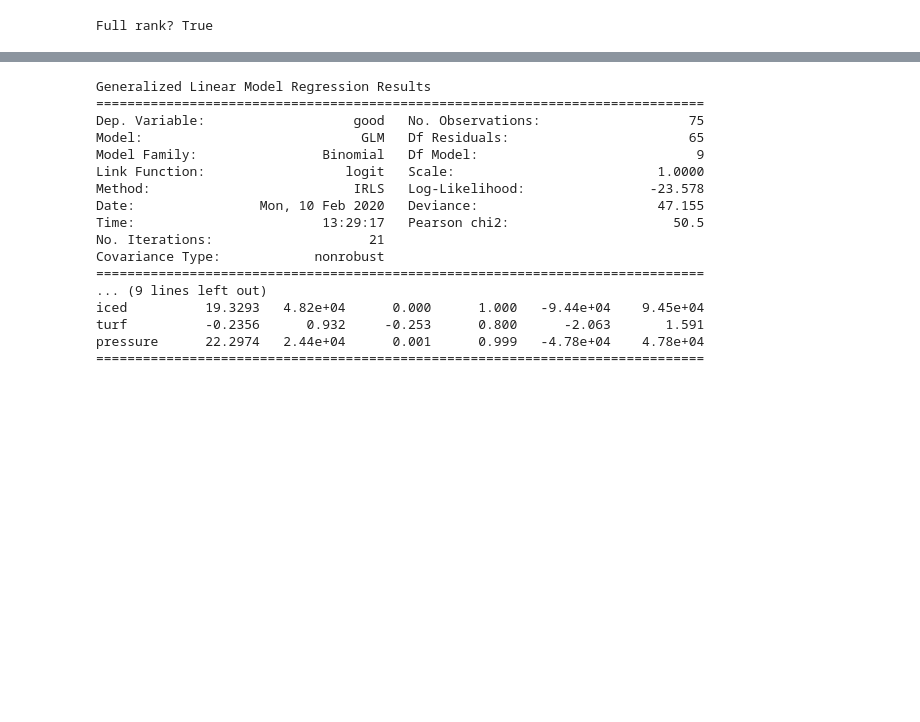
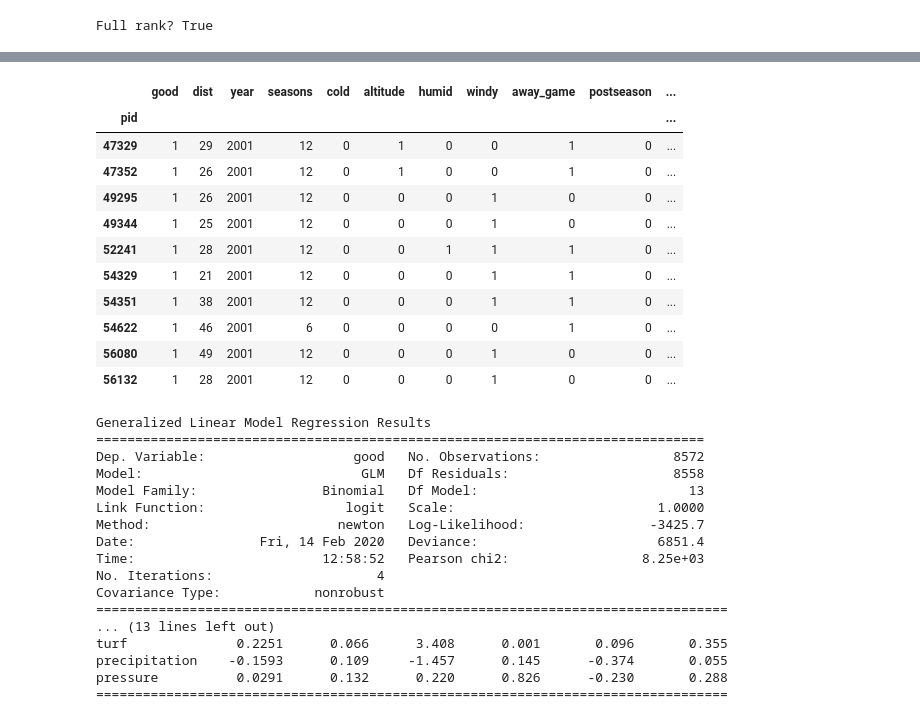
Before and after one commit to lewisbails/nfl-project, a Jupyter notebook: notebooks/explore.ipynb, the cells around one changed output, grey strips where cells are left out. Saved outputs shown, nothing was run; the diff lists cells and outputs as text; code cells hidden in the pictures; blank space fills up the shorter version.

```diff
--- a/notebooks/explore.ipynb
+++ b/notebooks/explore.ipynb
@@ -50,23 +101,57 @@ intercept      6.7739      2.479      2.732      0.006       1.915      11.633
+# %%
+query = base_query+'''
+from FGXP fg
+left join PLAY p on fg.pid=p.pid
+left join game g on p.gid=g.gid
+join kicker k on k.player = fg.fkicker and g.gid=k.gid
+join PLAY pp on pp.pid=p.pid-1 and pp.gid=p.gid
+where fg.fgxp='FG' -- not an xp
+and fg.fkicker in (
+select fkicker
+from fifty) -- has had at least 50 attempts overall
+and fg.pid > (
+select pid
+from fifty
+where fg.fkicker = fkicker) -- this kick came after the 50th attempt
+and g.seas <= 2011
+order by p.pid
+'''
+
+df = pd.read_sql(query, cnx, index_col = 'pid')
+df['intercept'] = 1
+df.head(10)
+# %% [output]
+|  | good | dist | year | seasons | cold | altitude | humid | windy | away_game | postseason | ... |
+| pid |  |  |  |  |  |  |  |  |  |  | ... |
+| 47329 | 1 | 29 | 2001 | 12 | 0 | 1 | 0 | 0 | 1 | 0 | ... |
+| 47352 | 1 | 26 | 2001 | 12 | 0 | 1 | 0 | 0 | 1 | 0 | ... |
+| 49295 | 1 | 26 | 2001 | 12 | 0 | 0 | 0 | 1 | 0 | 0 | ... |
+| 49344 | 1 | 25 | 2001 | 12 | 0 | 0 | 0 | 1 | 0 | 0 | ... |
+| 52241 | 1 | 28 | 2001 | 12 | 0 | 0 | 1 | 1 | 1 | 0 | ... |
+| 54329 | 1 | 21 | 2001 | 12 | 0 | 0 | 0 | 1 | 1 | 0 | ... |
+| 54351 | 1 | 38 | 2001 | 12 | 0 | 0 | 0 | 1 | 1 | 0 | ... |
+| 54622 | 1 | 46 | 2001 | 6 | 0 | 0 | 0 | 0 | 1 | 0 | ... |
+| 56080 | 1 | 49 | 2001 | 12 | 0 | 0 | 0 | 1 | 0 | 0 | ... |
+| 56132 | 1 | 28 | 2001 | 12 | 0 | 0 | 0 | 1 | 0 | 0 | ... |
 # %%
-# Using the glm API (Intercept added automatically)
-model = glm_sm('good ~ '+'+'.join(x_train.drop('intercept', axis=1).columns.values), x_train.join(y_train), family=sm.families.Binomial())
-result = model.fit()
+model = glm_sm('good ~ '+'+'.join(df.drop(['intercept','good'], axis=1).columns.values), df, family=sm.families.Binomial())
+result = model.fit(method='newton')
 print(result.summary())
 # %% [output]
 Generalized Linear Model Regression Results
 ==============================================================================
-Dep. Variable:                   good   No. Observations:                   75
-Model:                            GLM   Df Residuals:                       65
-Model Family:                Binomial   Df Model:                            9
+Dep. Variable:                   good   No. Observations:                 8572
+Model:                            GLM   Df Residuals:                     8558
+Model Family:                Binomial   Df Model:                           13
 Link Function:                  logit   Scale:                          1.0000
-Method:                          IRLS   Log-Likelihood:                -23.578
-Date:                Mon, 10 Feb 2020   Deviance:                       47.155
-Time:                        13:29:17   Pearson chi2:                     50.5
-No. Iterations:                    21
+Method:                        newton   Log-Likelihood:                -3425.7
+Date:                Fri, 14 Feb 2020   Deviance:                       6851.4
+Time:                        12:58:52   Pearson chi2:                 8.25e+03
+No. Iterations:                     4
 Covariance Type:            nonrobust
-==============================================================================
-... (9 lines left out)
-iced          19.3293   4.82e+04      0.000      1.000   -9.44e+04    9.45e+04
-turf          -0.2356      0.932     -0.253      0.800      -2.063       1.591
-pressure      22.2974   2.44e+04      0.001      0.999   -4.78e+04    4.78e+04
-==============================================================================
+=================================================================================
+... (13 lines left out)
+turf              0.2251      0.066      3.408      0.001       0.096       0.355
+precipitation    -0.1593      0.109     -1.457      0.145      -0.374       0.055
+pressure          0.0291      0.132      0.220      0.826      -0.230       0.288
+=================================================================================
```
Also changed, not shown: parts of 20 cells of this notebook, 7 other files.
